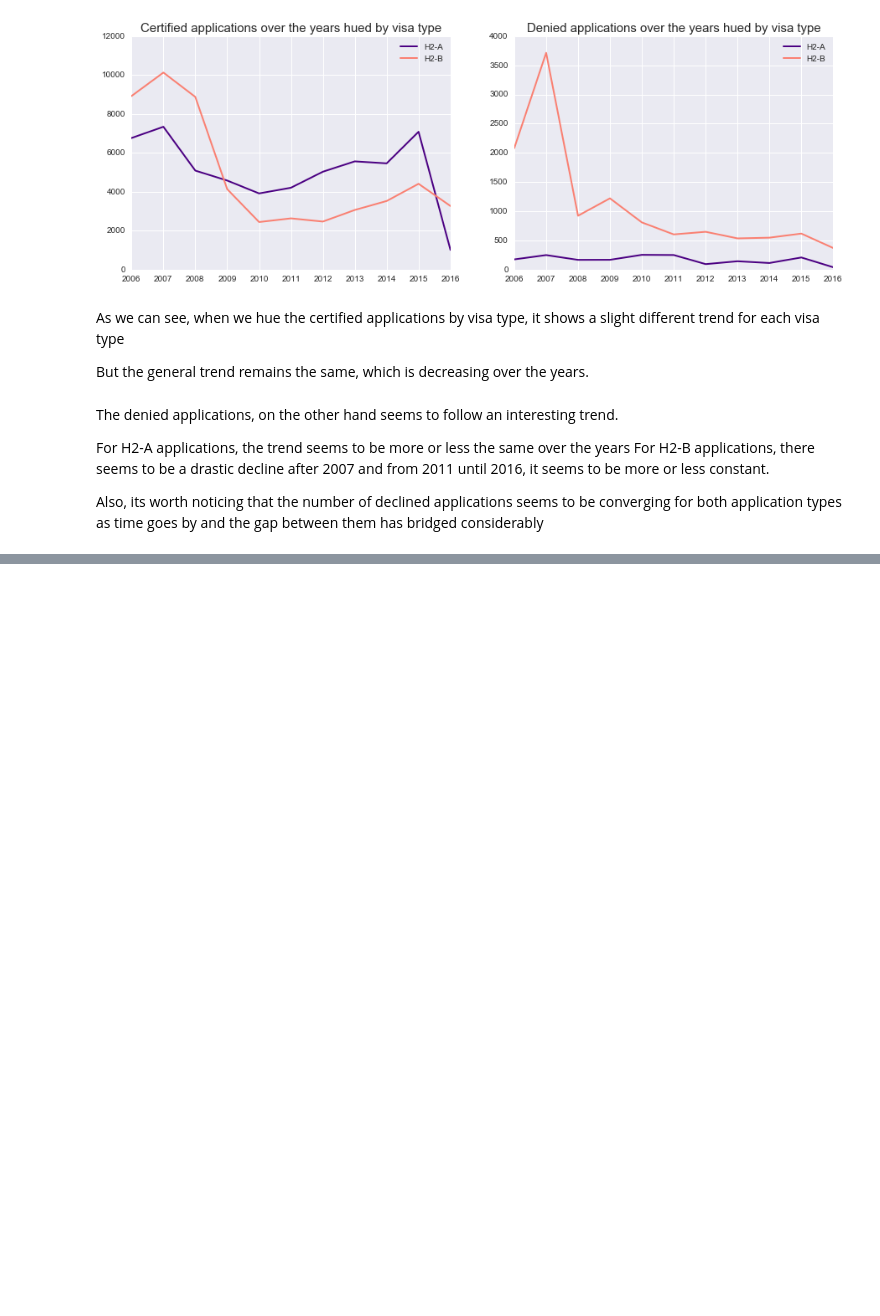
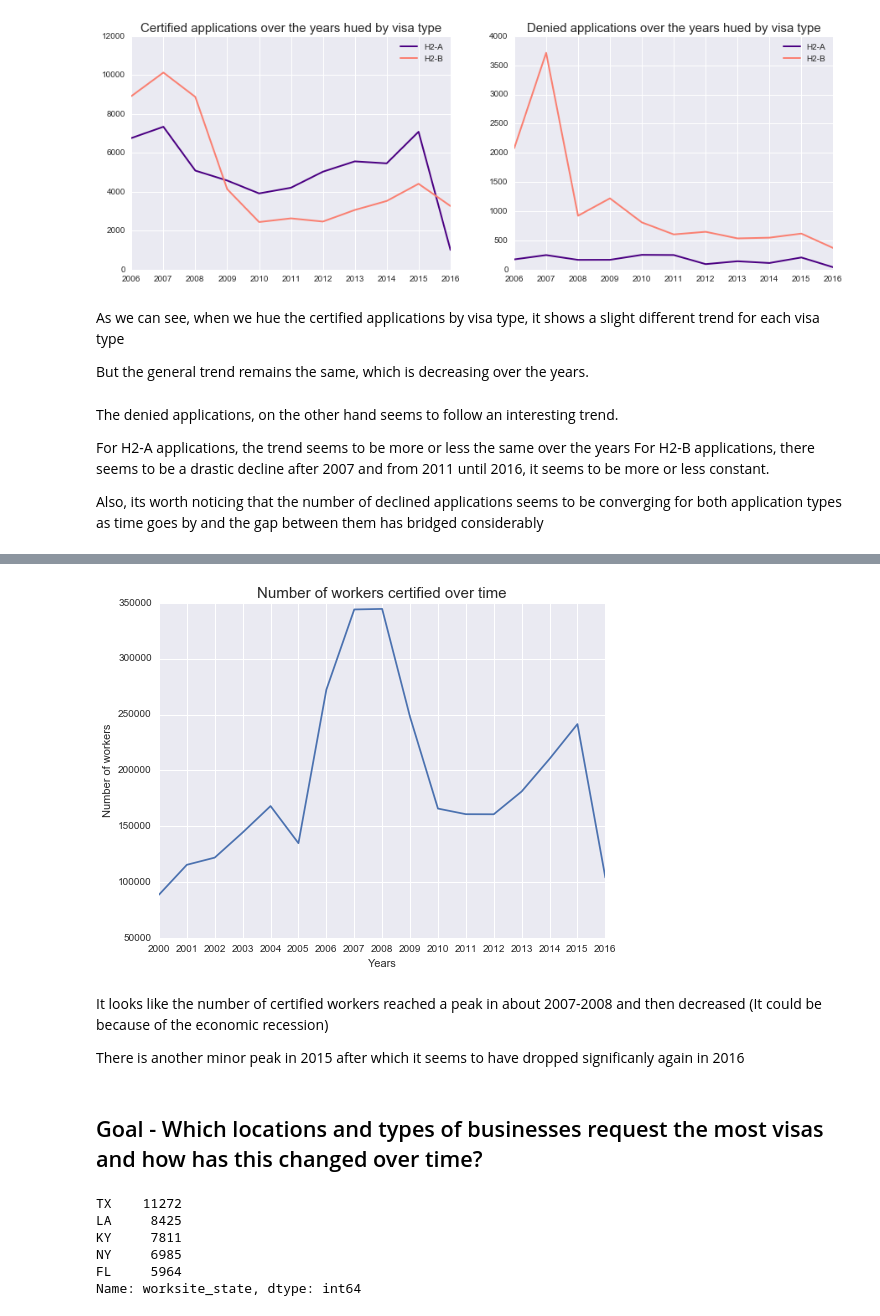
Before and after one commit to chrke/H2VisaAnalysis, a Jupyter notebook: H2_visa_analysis.ipynb, the cells around one changed output, grey strips where cells are left out. Saved outputs shown, nothing was run; the diff lists cells and outputs as text; code cells hidden in the pictures; blank space fills up the shorter version.

```diff
--- a/H2_visa_analysis.ipynb
+++ b/H2_visa_analysis.ipynb
@@ -518,0 +521,4 @@ Also, its worth noticing that the number of declined applications seems to be co
+# %%
+# making a pivot table to get number of people certified for all the years
+year_certified = visa_uni.pivot_table(values="n_certified",index="fy",aggfunc=np.sum)
+year_certified
@@ -518,0 +545,28 @@ Also, its worth noticing that the number of declined applications seems to be co
+# %%
+fig = plt.figure(figsize=(8,6))
+ax = fig.add_subplot(1,1,1)
+ax.plot(year_certified)
+ax.set(xticks = range(2000,2017), xlabel = "Years", ylabel = "Number of workers")
+plt.title("Number of workers certified over time",fontsize=15)
+plt.show()
+# %% [output]
+[figure, added]
+# %% [markdown]
+It looks like the number of certified workers reached a peak in about 2007-2008 and then decreased (It could be because of the economic recession)
+
+There is another minor peak in 2015 after which it seems to have dropped significanly again in 2016
+# %% [markdown]
+## Goal - Which locations and types of businesses request the most visas and how has this changed over time?
+# %%
+# exploring the worksite_state column
+
+states = visa_uni["worksite_state"].value_counts()
+
+states.head()
+# %% [output]
+TX    11272
+LA     8425
+KY     7811
+NY     6985
+FL     5964
+Name: worksite_state, dtype: int64
```
Also changed, not shown: parts of 20 cells of this notebook.
